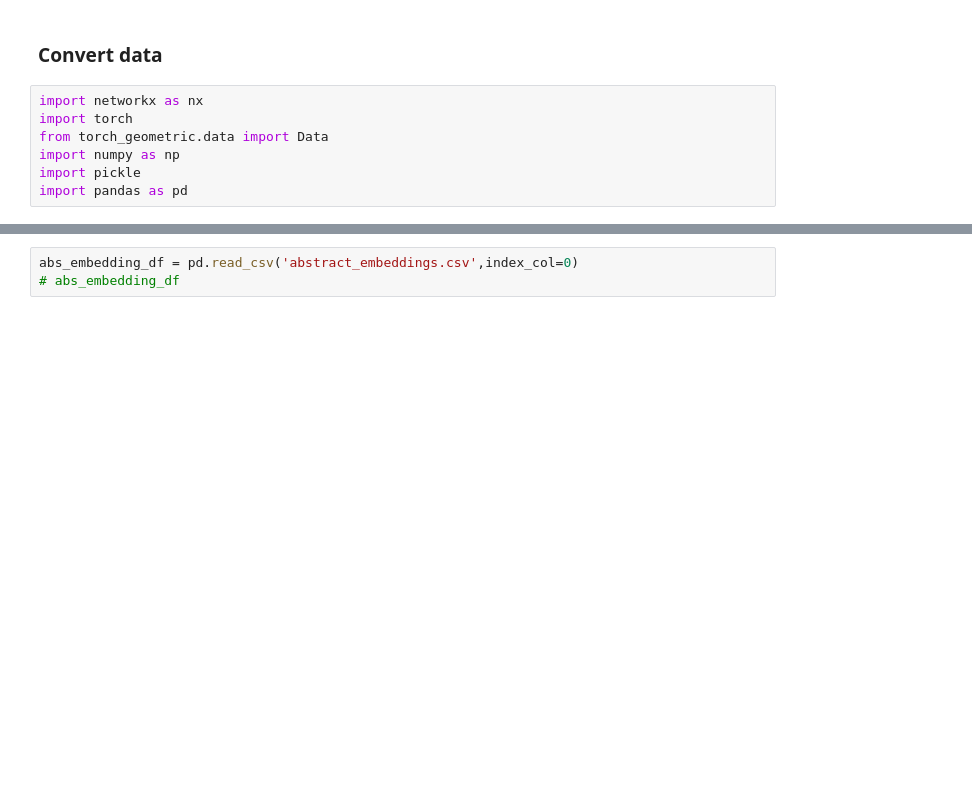
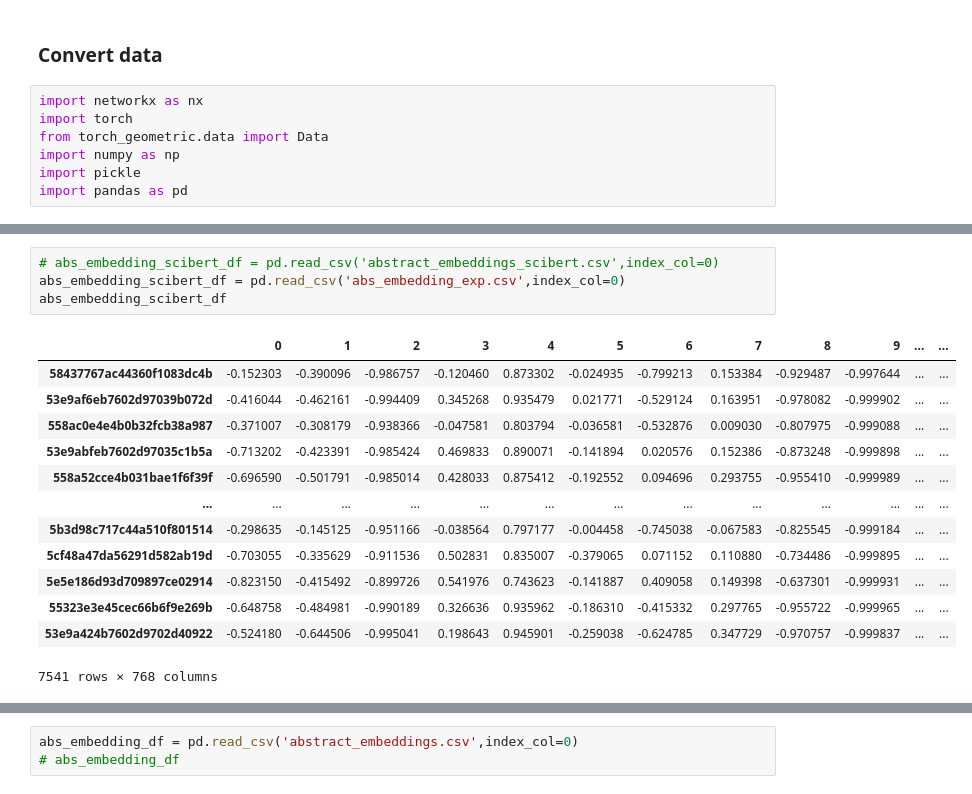
Before and after one commit to dipplestix/gnn_project, a Jupyter notebook: Baseline.ipynb, the cells around one changed output, grey strips where cells are left out. Cells and saved outputs as stored; diff of their text form; blank space fills up the shorter version.

```diff
--- a/Baseline.ipynb
+++ b/Baseline.ipynb
@@ -18,2 +41,20 @@ import pandas as pd
+# %%
+# abs_embedding_scibert_df = pd.read_csv('abstract_embeddings_scibert.csv',index_col=0)
+abs_embedding_scibert_df = pd.read_csv('abs_embedding_exp.csv',index_col=0)
+abs_embedding_scibert_df
+# %% [output]
+|  | 0 | 1 | 2 | 3 | 4 | 5 | 6 | 7 | 8 | 9 | ... | ... |
+| 58437767ac44360f1083dc4b | -0.152303 | -0.390096 | -0.986757 | -0.120460 | 0.873302 | -0.024935 | -0.799213 | 0.153384 | -0.929487 | -0.997644 | ... | ... |
+| 53e9af6eb7602d97039b072d | -0.416044 | -0.462161 | -0.994409 | 0.345268 | 0.935479 | 0.021771 | -0.529124 | 0.163951 | -0.978082 | -0.999902 | ... | ... |
+| 558ac0e4e4b0b32fcb38a987 | -0.371007 | -0.308179 | -0.938366 | -0.047581 | 0.803794 | -0.036581 | -0.532876 | 0.009030 | -0.807975 | -0.999088 | ... | ... |
+| 53e9abfeb7602d97035c1b5a | -0.713202 | -0.423391 | -0.985424 | 0.469833 | 0.890071 | -0.141894 | 0.020576 | 0.152386 | -0.873248 | -0.999898 | ... | ... |
+| 558a52cce4b031bae1f6f39f | -0.696590 | -0.501791 | -0.985014 | 0.428033 | 0.875412 | -0.192552 | 0.094696 | 0.293755 | -0.955410 | -0.999989 | ... | ... |
+| ... | ... | ... | ... | ... | ... | ... | ... | ... | ... | ... | ... | ... |
+| 5b3d98c717c44a510f801514 | -0.298635 | -0.145125 | -0.951166 | -0.038564 | 0.797177 | -0.004458 | -0.745038 | -0.067583 | -0.825545 | -0.999184 | ... | ... |
+| 5cf48a47da56291d582ab19d | -0.703055 | -0.335629 | -0.911536 | 0.502831 | 0.835007 | -0.379065 | 0.071152 | 0.110880 | -0.734486 | -0.999895 | ... | ... |
+| 5e5e186d93d709897ce02914 | -0.823150 | -0.415492 | -0.899726 | 0.541976 | 0.743623 | -0.141887 | 0.409058 | 0.149398 | -0.637301 | -0.999931 | ... | ... |
+| 55323e3e45cec66b6f9e269b | -0.648758 | -0.484981 | -0.990189 | 0.326636 | 0.935962 | -0.186310 | -0.415332 | 0.297765 | -0.955722 | -0.999965 | ... | ... |
+| 53e9a424b7602d9702d40922 | -0.524180 | -0.644506 | -0.995041 | 0.198643 | 0.945901 | -0.259038 | -0.624785 | 0.347729 | -0.970757 | -0.999837 | ... | ... |
+7541 rows × 768 columns
 # %%
 title_embedding_df = pd.read_csv('title_embeddings.csv',index_col=0)
```
Also changed, not shown: parts of 12 cells of this notebook.
